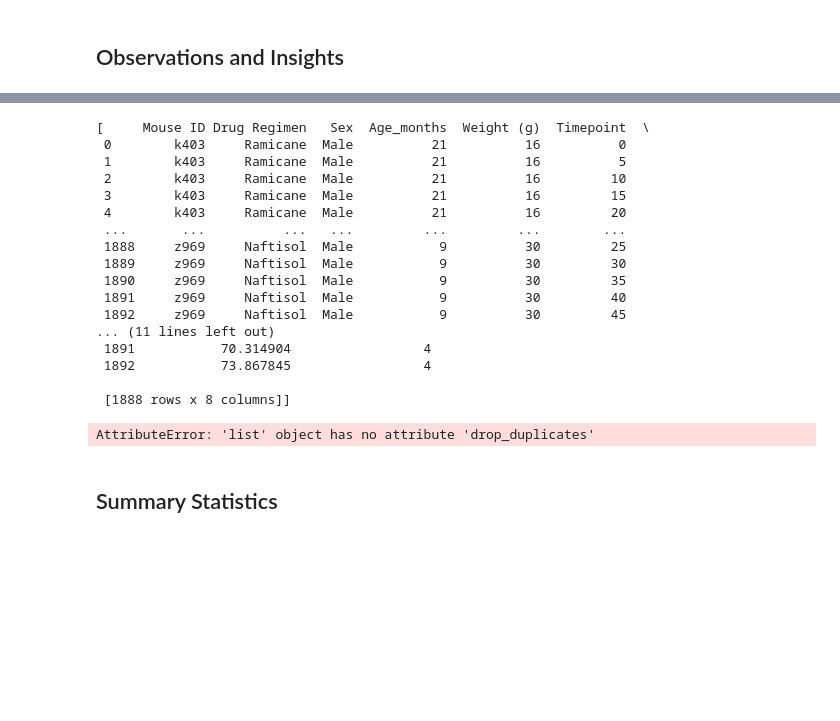
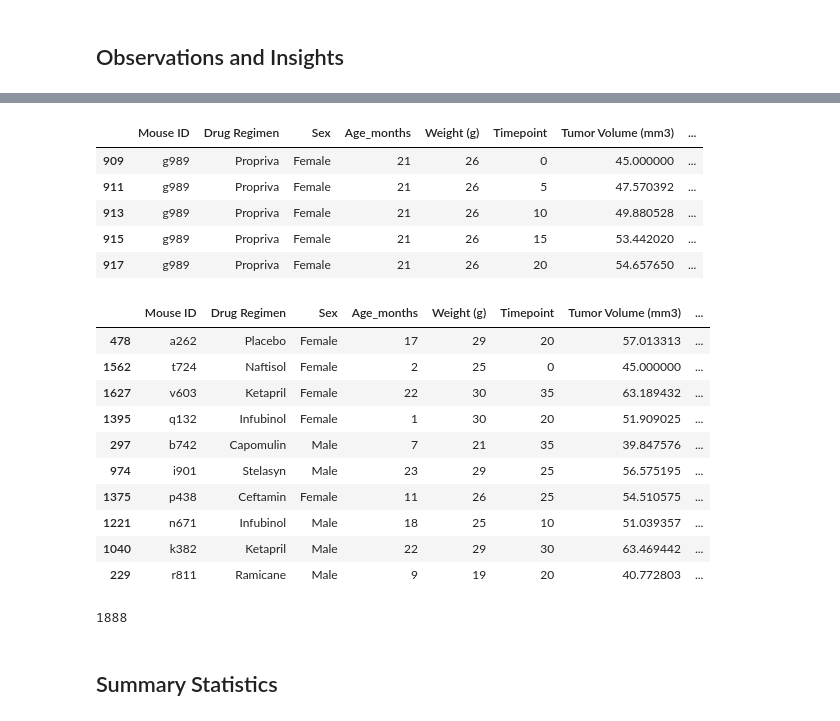
Before and after one commit to keikoyara/matplotlib-challenge, a Jupyter notebook: pymaceuticals_starter.ipynb, the cells around one changed output, grey strips where cells are left out. Saved outputs shown, nothing was run; the diff lists cells and outputs as text; code cells hidden in the pictures; blank space fills up the shorter version.

```diff
--- a/pymaceuticals_starter.ipynb
+++ b/pymaceuticals_starter.ipynb
@@ -41,39 +55,40 @@ merge_data_df["Mouse ID"].nunique()
 # %%
 # Getting the duplicate mice by ID number that shows up for Mouse ID and Timepoint.
-duplicates_df =[merge_data_df.drop_duplicates(subset=["Mouse ID","Timepoint"])]
+
+duplicates = merge_data_df[merge_data_df.duplicated(["Mouse ID", "Timepoint"])]
+
+duplicates
+# %% [output]
+|  | Mouse ID | Drug Regimen | Sex | Age_months | Weight (g) | Timepoint | Tumor Volume (mm3) | ... |
+| 909 | g989 | Propriva | Female | 21 | 26 | 0 | 45.000000 | ... |
+| 911 | g989 | Propriva | Female | 21 | 26 | 5 | 47.570392 | ... |
+| 913 | g989 | Propriva | Female | 21 | 26 | 10 | 49.880528 | ... |
+| 915 | g989 | Propriva | Female | 21 | 26 | 15 | 53.442020 | ... |
+| 917 | g989 | Propriva | Female | 21 | 26 | 20 | 54.657650 | ... |
 # %%
 # Optional: Get all the data for the duplicate mouse ID.
-duplicates_df
-# %% [output]
-[     Mouse ID Drug Regimen   Sex  Age_months  Weight (g)  Timepoint  \
- 0        k403     Ramicane  Male          21          16          0
- 1        k403     Ramicane  Male          21          16          5
- 2        k403     Ramicane  Male          21          16         10
- 3        k403     Ramicane  Male          21          16         15
- 4        k403     Ramicane  Male          21          16         20
- ...       ...          ...   ...         ...         ...        ...
- 1888     z969     Naftisol  Male           9          30         25
- 1889     z969     Naftisol  Male           9          30         30
- 1890     z969     Naftisol  Male           9          30         35
- 1891     z969     Naftisol  Male           9          30         40
- 1892     z969     Naftisol  Male           9          30         45
-... (11 lines left out)
- 1891           70.314904                 4
- 1892           73.867845                 4
-
- [1888 rows x 8 columns]]
 # %%
 # Create a clean DataFrame by dropping the duplicate mouse by its ID.
-merge_data_df = merge_data_df.drop_duplicates(subset=None, keep= "first")
+clean_data_df = merge_data_df.drop_duplicates(subset=["Mouse ID","Timepoint"], keep="last")
 
-
-#merge_data_df = [merge_data_df.drop_duplicates(subset=["Mouse ID","Timepoint"])]
-
-merge_data_df
+clean_data_df.sample(10)
 # %% [output]
-AttributeError: 'list' object has no attribute 'drop_duplicates'
+|  | Mouse ID | Drug Regimen | Sex | Age_months | Weight (g) | Timepoint | Tumor Volume (mm3) | ... |
+| 478 | a262 | Placebo | Female | 17 | 29 | 20 | 57.013313 | ... |
+| 1562 | t724 | Naftisol | Female | 2 | 25 | 0 | 45.000000 | ... |
+| 1627 | v603 | Ketapril | Female | 22 | 30 | 35 | 63.189432 | ... |
+| 1395 | q132 | Infubinol | Female | 1 | 30 | 20 | 51.909025 | ... |
+| 297 | b742 | Capomulin | Male | 7 | 21 | 35 | 39.847576 | ... |
+| 974 | i901 | Stelasyn | Male | 23 | 29 | 25 | 56.575195 | ... |
+| 1375 | p438 | Ceftamin | Female | 11 | 26 | 25 | 54.510575 | ... |
+| 1221 | n671 | Infubinol | Male | 18 | 25 | 10 | 51.039357 | ... |
+| 1040 | k382 | Ketapril | Male | 22 | 29 | 30 | 63.469442 | ... |
+| 229 | r811 | Ramicane | Male | 9 | 19 | 20 | 40.772803 | ... |
 # %%
 # Checking the number of mice in the clean DataFrame.
+clean_data_df["Mouse ID"].count()
+# %% [output]
+1888
 # %% [markdown]
 ## Summary Statistics
 # %%
```
Also changed, not shown: parts of 10 cells of this notebook.
